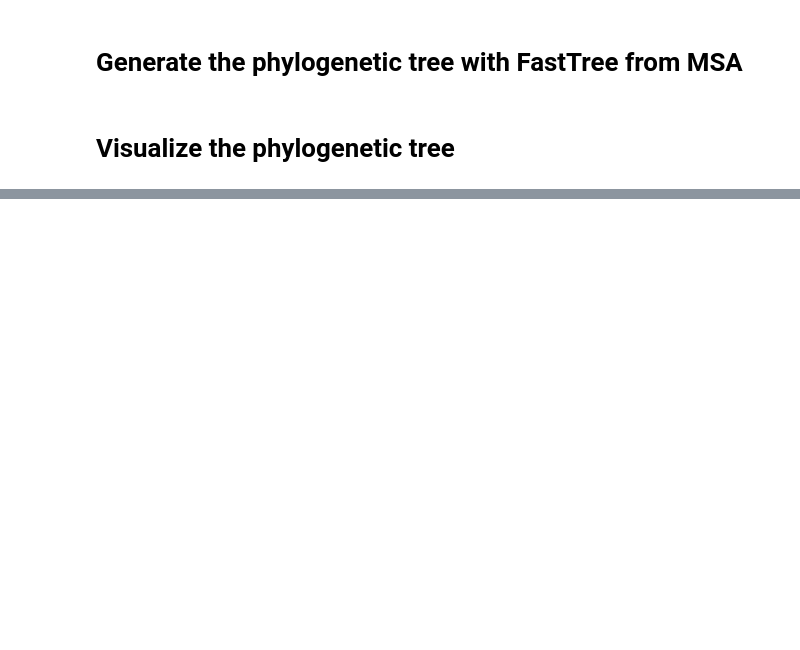
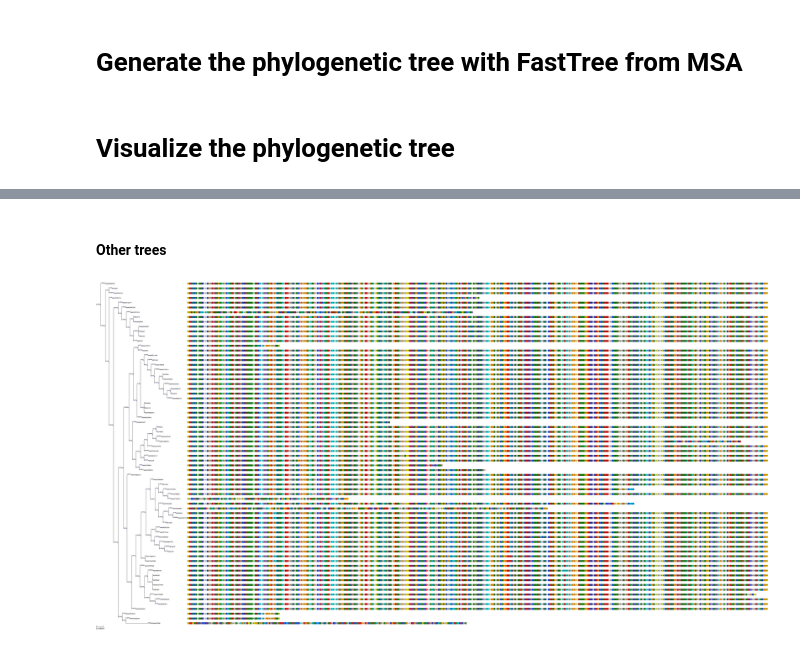
Before and after one commit to dominiquefastus/NuStru-CodonAnalysis, a Jupyter notebook: nustruEVOL/tree_generation_pipeline.ipynb, the cells around one changed output, grey strips where cells are left out. Cells and saved outputs as stored; diff of their text form; code cells hidden in the pictures; blank space fills up the shorter version.

```diff
--- a/nustruEVOL/tree_generation_pipeline.ipynb
+++ b/nustruEVOL/tree_generation_pipeline.ipynb
@@ -100,0 +148,45 @@ tree.show(tree_style=ts)
+# %% [markdown]
+#### Other trees
+# %%
+from ete3 import Tree, TreeStyle, NodeStyle, TextFace, faces
+from ete3 import SeqMotifFace, SequenceFace
+
+# Load your tree
+tree = Tree(f"{working_dir}/TREE/ddla_nucleotide.tree")
+ecoli_ddla_leaf = tree.get_leaves_by_name("P0A6J8")[0]
+ecoli_subtree = ecoli_ddla_leaf.up.up.up.up.up.up
+# lca = ecoli_subtree.get_common_ancestor(t)
+ecoli_subtree.set_outgroup( ecoli_subtree&"A0A6M9WZ03" )
+
+# Function to add sequence alignment to tree leaves
+def layout(node):
+    if node.is_leaf():
+        node.sequence = node.sequence.replace("-", "")
+        # SeqMotifFace expects sequence as a string, alignment type (e.g., 'seq' or 'aa'), and other formatting options
+        # seq_face = SeqMotifFace(node.sequence, seqtype='seq', motifs=[], gapcolor="black")
+        seq_face = SequenceFace(node.sequence, seqtype='aa')
+        faces.add_face_to_node(seq_face, node, column=0, position="aligned")
+
+# Load sequences from the MSA into a dictionary (assuming a FASTA format for simplicity)
+seqs = {}
+for seq_record in SeqIO.parse(f"{working_dir}/MSA/DDLA_uniprot_sec_struct_04_filtered_alligned.fasta", "fasta"):
+    seqs[seq_record.id] = str(seq_record.seq)
+
+
+# Attach sequences to tree nodes
+for n in ecoli_subtree.traverse():
+    if n.name in seqs:
+        n.add_features(sequence=seqs[n.name])
+
+# Define tree style
+ts = TreeStyle()
+ts.show_leaf_name = True
+ts.show_branch_length = True
+ts.layout_fn = layout  # Use the layout function to add sequence alignment
+ts.branch_vertical_margin = 20  # Adjust as needed for better visualization
+
+# Show the tree
+ecoli_subtree.render(file_name="%%inline", tree_style=ts)
+# ecoli_subtree.show(tree_style=ts)
+# %% [output]
+[figure, added]
```
Also changed, not shown: parts of 15 cells of this notebook, 1 other file.
